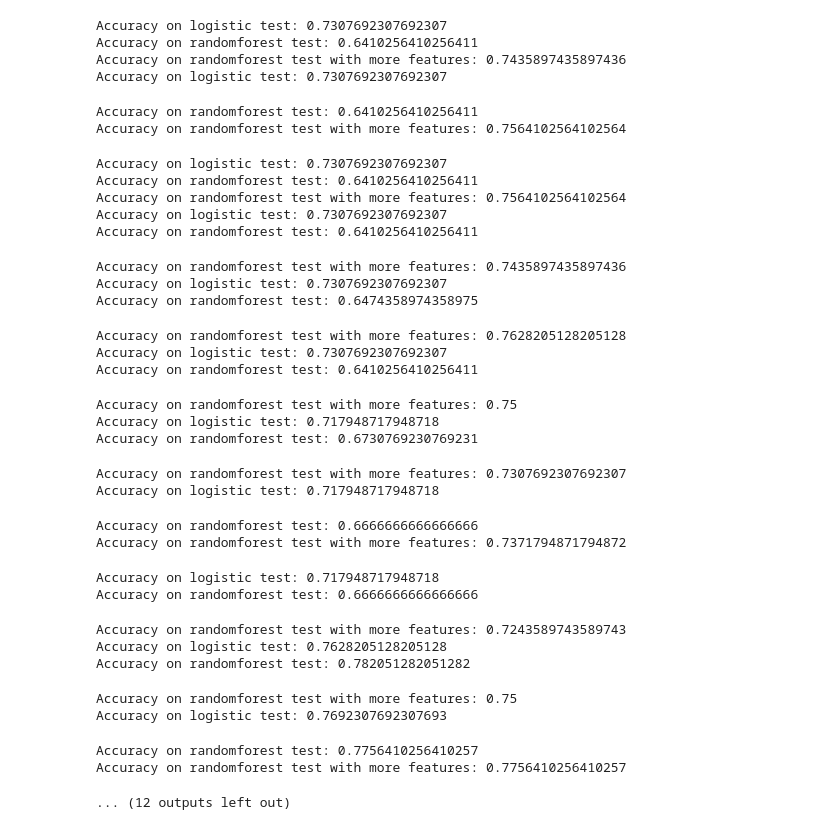
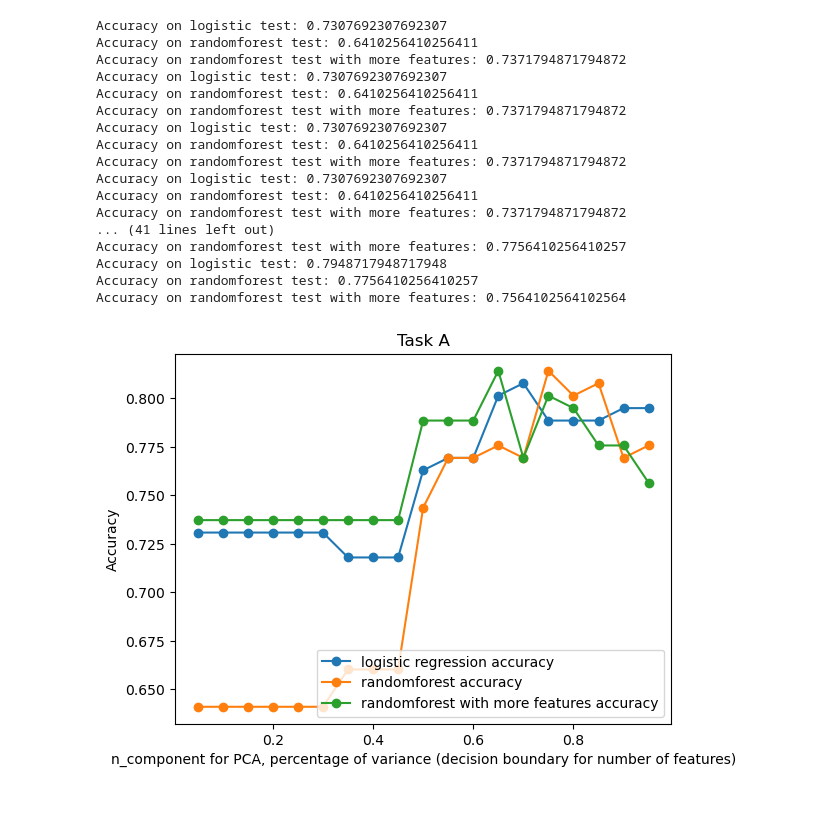
Before and after one commit to dusk0226/AMLS_24_25_SN24057885, a Jupyter notebook: A/test_A.ipynb, the cells around one changed output. Drawn from its saved outputs; the diff is of its cells as text; code cells hidden in the pictures.

```diff
--- a/A/test_A.ipynb
+++ b/A/test_A.ipynb
@@ -1,8 +1,10 @@
 # %%
 import numpy as np
+import matplotlib.pyplot as plt
 import sklearn
-import matplotlib.pyplot as plt
 from sklearn.decomposition import PCA
+import sklearn.model_selection
+import sklearn.ensemble
 
 data = np.load('../Datasets/breastmnist.npz')
 
@@ -58,9 +60,13 @@ def logistic_regression(train_data,train_label,test_data):
     Returns:
         pred_label(numpy array): Predicted labels for test data
     """
-    logreg = sklearn.linear_model.LogisticRegression(solver='lbfgs')
-    logreg.fit(train_data,train_label)
-    pred_label = logreg.predict(test_data)
+    # Define logistic regression and parameter grid
+    param_grid = {'C': [0.01, 0.1, 1, 10, 100]}
+    logreg = sklearn.linear_model.LogisticRegression(solver='lbfgs',penalty='l2',max_iter=100)
+    grid = sklearn.model_selection.GridSearchCV(logreg, param_grid, cv=5)
+    grid.fit(train_data,train_label.ravel())
+    # Make predictions
+    pred_label = grid.predict(test_data)
     return pred_label
 
 def randomforestclassify(train_data,train_label,test_data):
@@ -76,8 +82,8 @@ def randomforestclassify(train_data,train_label,test_data):
     Returns:
         pred_label(numpy array): Predicted labels for test data
     """
-    randf = sklearn.ensemble.RandomForestClassifier(n_estimators=100)
-    randf.fit(train_data,train_label)
+    randf = sklearn.ensemble.RandomForestClassifier(n_estimators=100,max_depth=None,min_samples_split=2,random_state=42)
+    randf.fit(train_data,train_label.ravel())
     pred_label = randf.predict(test_data)
     return pred_label
 
@@ -109,61 +115,45 @@ randomforest_accuracy2 = []
 for n_component in n_components:
     train_flattened, val_flattened, test_flattened = flatten_data(train_data, test_data, val_data, n_component)
 
     pred_label = logistic_regression(train_flattened,train_label,test_flattened)
     accuracy = sklearn.metrics.accuracy_score(test_label, pred_label)
     print('Accuracy on logistic test: '+str(accuracy))
     logistic_accuracy.append(accuracy)
 
     pred_label1 = randomforestclassify(train_flattened,train_label,test_flattened)
     accuracy1 = sklearn.metrics.accuracy_score(test_label, pred_label1)
     print('Accuracy on randomforest test: '+str(accuracy1))
     randomforest_accuracy1.append(accuracy1)
 
     pred_label2 = randomforestclassify(add_features(train_data,train_flattened),train_label,add_features(test_data,test_flattened))
     accuracy2 = sklearn.metrics.accuracy_score(test_label, pred_label2)
     print('Accuracy on randomforest test with more features: '+str(accuracy2))
     randomforest_accuracy2.append(accuracy2)
 
 plt.plot(n_components,logistic_accuracy,'o-',label='logistic regression accuracy')
 plt.plot(n_components,randomforest_accuracy1,'o-',label='randomforest accuracy')
 plt.plot(n_components,randomforest_accuracy2,'o-',label='randomforest with more features accuracy')
 plt.xlabel("n_component for PCA, percentage of variance (decision boundary for number of features)")
 plt.ylabel("Accuracy")
 plt.legend()
 plt.title("Task A")
 plt.show()
 # %% [output]
 Accuracy on logistic test: 0.7307692307692307
 Accuracy on randomforest test: 0.6410256410256411
-Accuracy on randomforest test with more features: 0.7435897435897436
+Accuracy on randomforest test with more features: 0.7371794871794872
 Accuracy on logistic test: 0.7307692307692307
+Accuracy on randomforest test: 0.6410256410256411
+Accuracy on randomforest test with more features: 0.7371794871794872
+Accuracy on logistic test: 0.7307692307692307
+Accuracy on randomforest test: 0.6410256410256411
+Accuracy on randomforest test with more features: 0.7371794871794872
+Accuracy on logistic test: 0.7307692307692307
+Accuracy on randomforest test: 0.6410256410256411
+Accuracy on randomforest test with more features: 0.7371794871794872
+... (41 lines left out)
+Accuracy on randomforest test with more features: 0.7756410256410257
+Accuracy on logistic test: 0.7948717948717948
+Accuracy on randomforest test: 0.7756410256410257
+Accuracy on randomforest test with more features: 0.7564102564102564
-Accuracy on randomforest test: 0.6410256410256411
-Accuracy on randomforest test with more features: 0.7564102564102564
-Accuracy on logistic test: 0.7307692307692307
-Accuracy on randomforest test: 0.6410256410256411
-Accuracy on randomforest test with more features: 0.7564102564102564
-Accuracy on logistic test: 0.7307692307692307
-Accuracy on randomforest test: 0.6410256410256411
-Accuracy on randomforest test with more features: 0.7435897435897436
-Accuracy on logistic test: 0.7307692307692307
-Accuracy on randomforest test: 0.6474358974358975
-Accuracy on randomforest test with more features: 0.7628205128205128
-Accuracy on logistic test: 0.7307692307692307
-Accuracy on randomforest test: 0.6410256410256411
-Accuracy on randomforest test with more features: 0.75
-Accuracy on logistic test: 0.717948717948718
-Accuracy on randomforest test: 0.6730769230769231
-Accuracy on randomforest test with more features: 0.7307692307692307
-Accuracy on logistic test: 0.717948717948718
-Accuracy on randomforest test: 0.6666666666666666
-Accuracy on randomforest test with more features: 0.7371794871794872
-Accuracy on logistic test: 0.717948717948718
-Accuracy on randomforest test: 0.6666666666666666
-Accuracy on randomforest test with more features: 0.7243589743589743
-Accuracy on logistic test: 0.7628205128205128
-Accuracy on randomforest test: 0.782051282051282
-Accuracy on randomforest test with more features: 0.75
-Accuracy on logistic test: 0.7692307692307693
-Accuracy on randomforest test: 0.7756410256410257
-Accuracy on randomforest test with more features: 0.7756410256410257
-... (12 outputs left out)
+[figure, added]
```
Also changed, not shown: 4 other files.
